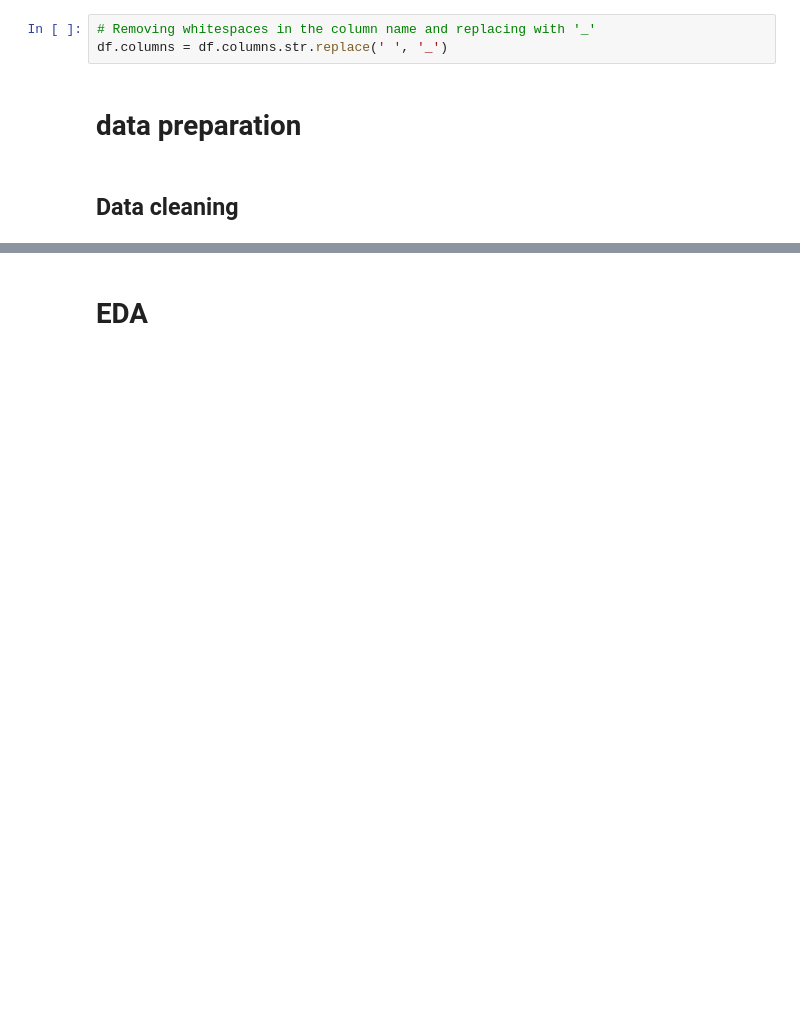
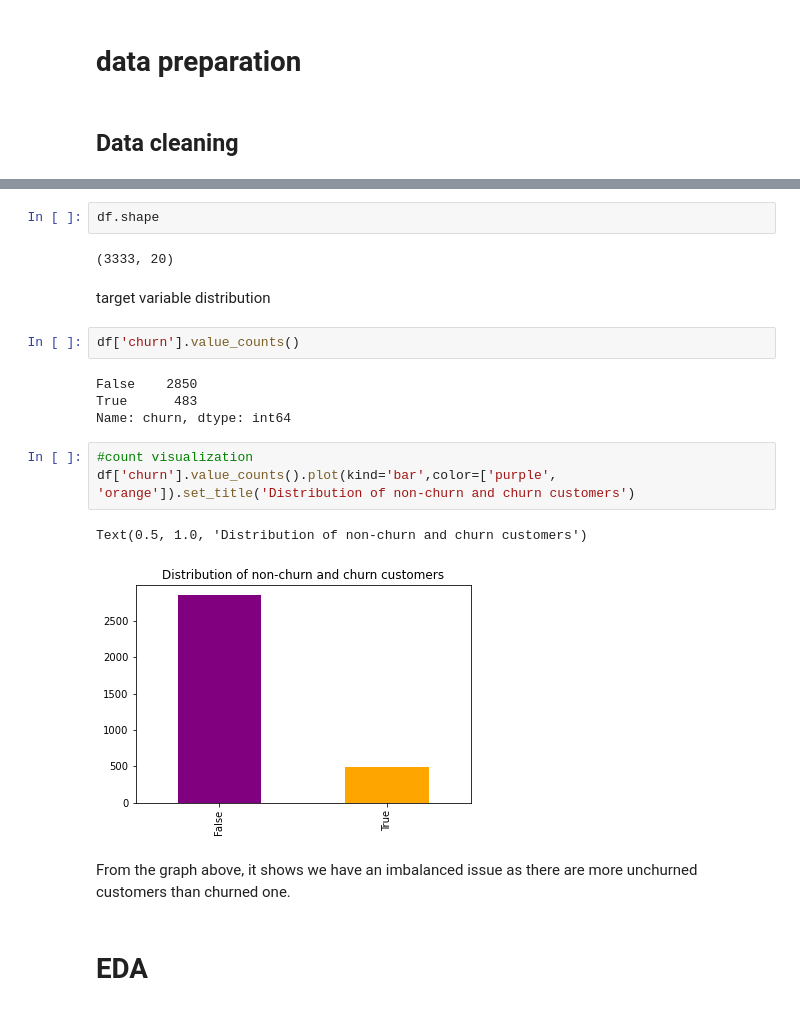
Before and after one commit to ann-mw/phase-3-project, a Jupyter notebook: Untitled.ipynb, the cells around one changed output, grey strips where cells are left out. Drawn from its saved outputs; the diff is of its cells as text; blank space fills up the shorter version.

```diff
--- a/Untitled.ipynb
+++ b/Untitled.ipynb
@@ -74,9 +74,6 @@ df.describe()
 - Data has both continuous and categorical features comprising of the following data types; objects, integers, float and booleans
 - Churn which is our target variable is of data type boolean.
 - i can also see statistical summary of the numerical records based on their count, median, mean, standard deviation, percentiles, minimum and maximum values.
-# %%
-# Removing whitespaces in the column name and replacing with '_'
-df.columns = df.columns.str.replace(' ', '_')
 # %% [markdown]
 # data preparation
 # %% [markdown]
@@ -162,3 +141,23 @@ ValueError: cannot reindex from a duplicate axis
+# %%
+df.shape
+# %% [output]
+(3333, 20)
+# %% [markdown]
+target variable distribution
+# %%
+df['churn'].value_counts()
+# %% [output]
+False    2850
+True      483
+Name: churn, dtype: int64
+# %%
+#count visualization
+df['churn'].value_counts().plot(kind='bar',color=['purple', 'orange']).set_title('Distribution of non-churn and churn customers')
+# %% [output]
+Text(0.5, 1.0, 'Distribution of non-churn and churn customers')
+[figure, added]
+# %% [markdown]
+From the graph above, it shows we have an imbalanced issue as there are more unchurned customers than churned one.
 # %% [markdown]
 # EDA
 # %%
```
Also changed, not shown: parts of 11 cells of this notebook.
